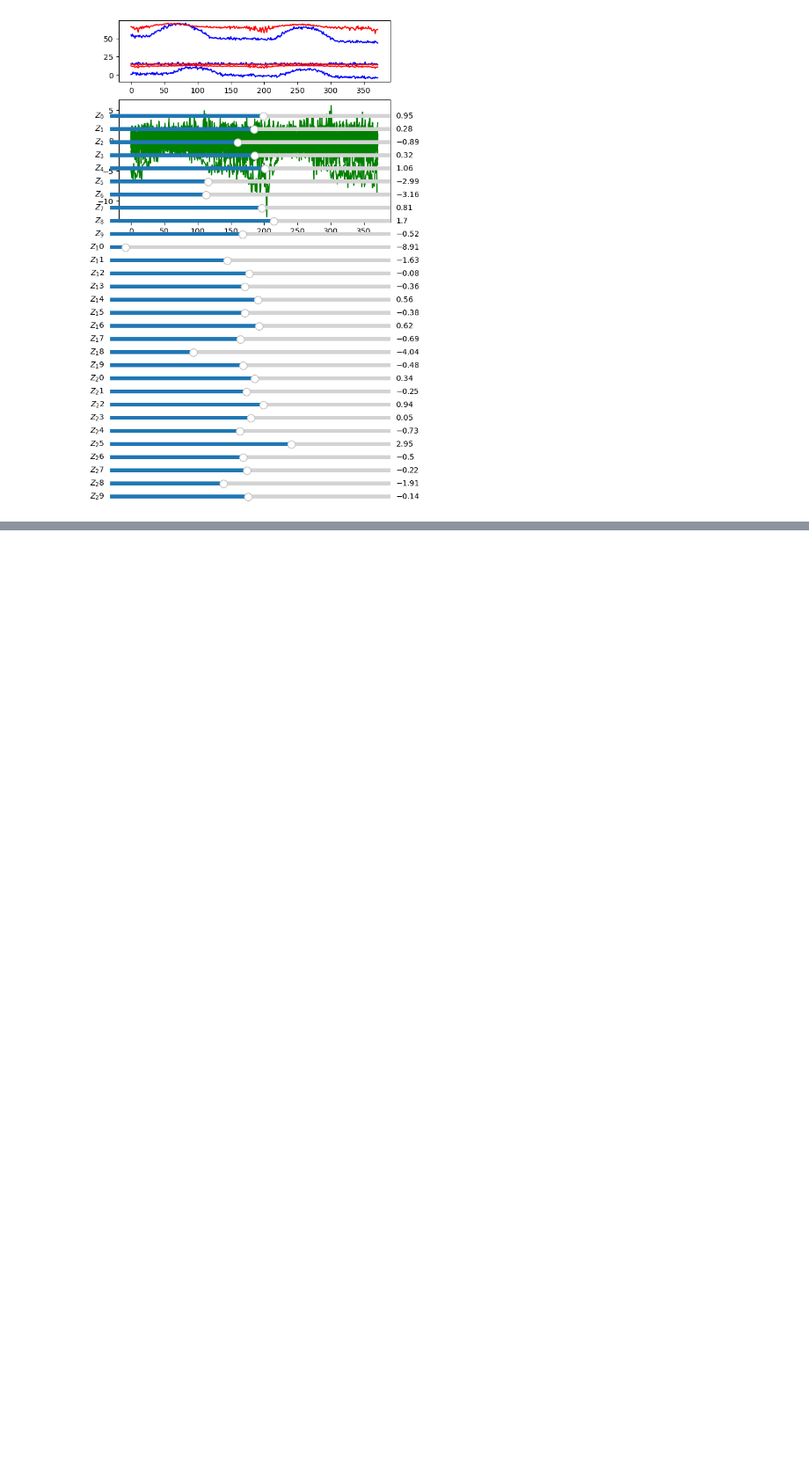
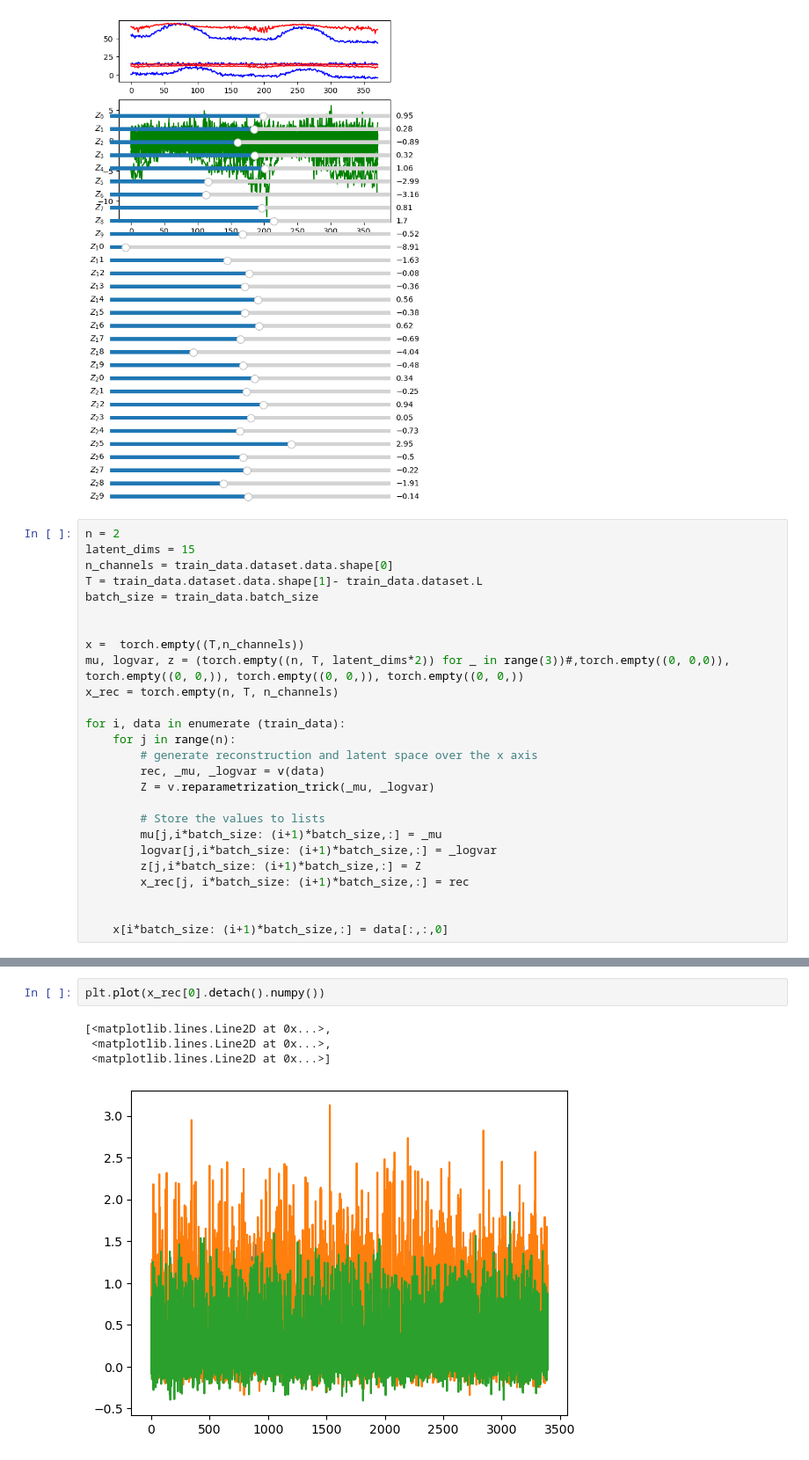
Before and after one commit to AnisKadri/VAE, a Jupyter notebook: draft_pipe.ipynb, the cells around one changed output, grey strips where cells are left out. Shown at 88% size. Cells and saved outputs as stored; diff of their text form; blank space fills up the shorter version.

Commit message:
cahnged interactive plot

```diff
--- a/draft_pipe.ipynb
+++ b/draft_pipe.ipynb
@@ -347,3 +347,29 @@ compare(test_data, v)
 experiment(test_data, v)
 # %% [output]
 [figure]
+# %%
+n = 2
+latent_dims = 15
+n_channels = train_data.dataset.data.shape[0]
+T = train_data.dataset.data.shape[1]- train_data.dataset.L
+batch_size = train_data.batch_size
+
+
+x =  torch.empty((T,n_channels))
+mu, logvar, z = (torch.empty((n, T, latent_dims*2)) for _ in range(3))#,torch.empty((0, 0,0)), torch.empty((0, 0,)), torch.empty((0, 0,)), torch.empty((0, 0,))
+x_rec = torch.empty(n, T, n_channels)
+
+for i, data in enumerate (train_data):
+    for j in range(n):
+        # generate reconstruction and latent space over the x axis
+        rec, _mu, _logvar = v(data)
+        Z = v.reparametrization_trick(_mu, _logvar)
+
+        # Store the values to lists
+        mu[j,i*batch_size: (i+1)*batch_size,:] = _mu
+        logvar[j,i*batch_size: (i+1)*batch_size,:] = _logvar
+        z[j,i*batch_size: (i+1)*batch_size,:] = Z
+        x_rec[j, i*batch_size: (i+1)*batch_size,:] = rec
+
+
+    x[i*batch_size: (i+1)*batch_size,:] = data[:,:,0]
@@ -349,0 +394,7 @@ experiment(test_data, v)
+# %%
+plt.plot(x_rec[0].detach().numpy())
+# %% [output]
+[<matplotlib.lines.Line2D at 0x...>,
+ <matplotlib.lines.Line2D at 0x...>,
+ <matplotlib.lines.Line2D at 0x...>]
+[figure, added]
```
Also changed, not shown: parts of 10 cells of this notebook, 3 other files.
